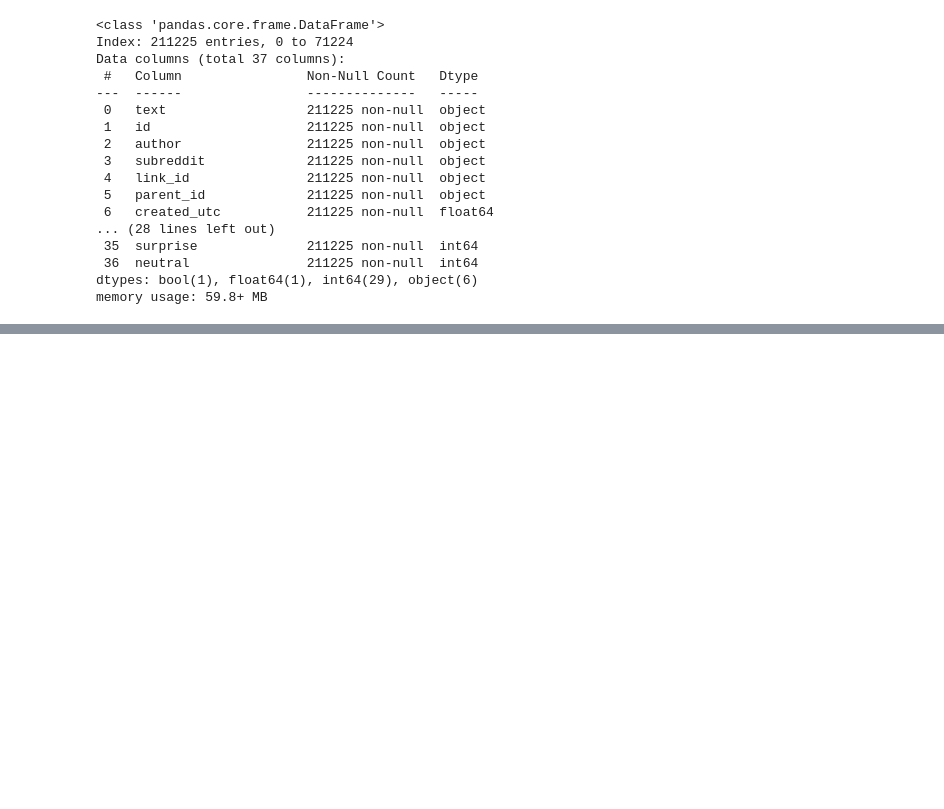
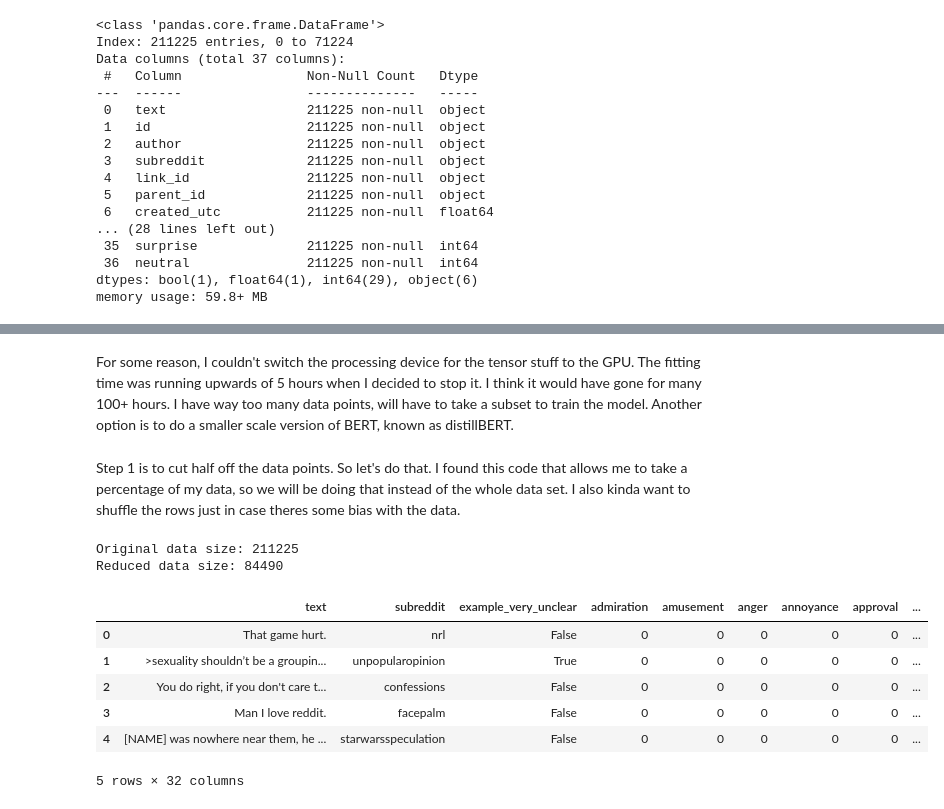
Before and after one commit to akhilnair00/Final-Project, a Jupyter notebook: MSDS453FinalProjectAkhilNair.ipynb, the cells around one changed output, grey strips where cells are left out. Saved outputs shown, nothing was run; the diff lists cells and outputs as text; code cells hidden in the pictures; blank space fills up the shorter version.

```diff
--- a/MSDS453FinalProjectAkhilNair.ipynb
+++ b/MSDS453FinalProjectAkhilNair.ipynb
@@ -56,0 +199,22 @@ Let's now drop all the useless columns, like the author, time created, and rater
+# %% [markdown]
+For some reason, I couldn't switch the processing device for the tensor stuff to the GPU. The fitting time was running upwards of 5 hours when I decided to stop it. I think it would have gone for many 100+ hours. I have way too many data points, will have to take a subset to train the model. Another option is to do a smaller scale version of BERT, known as distillBERT.
+# %% [markdown]
+Step 1 is to cut half off the data points. So let's do that. I found this code that allows me to take a percentage of my data, so we will be doing that instead of the whole data set. I also kinda want to shuffle the rows just in case theres some bias with the data.
+# %%
+reduced_data = full_data.sample(frac=0.4, random_state=42)
+
+print(f"Original data size: {full_data.shape[0]}")
+print(f"Reduced data size: {reduced_data.shape[0]}")
+# %% [output]
+Original data size: 211225
+Reduced data size: 84490
+# %%
+full_data.head(5)
+# %% [output]
+|  | text | subreddit | example_very_unclear | admiration | amusement | anger | annoyance | approval | ... |
+| 0 | That game hurt. | nrl | False | 0 | 0 | 0 | 0 | 0 | ... |
+| 1 | >sexuality shouldn’t be a groupin... | unpopularopinion | True | 0 | 0 | 0 | 0 | 0 | ... |
+| 2 | You do right, if you don't care t... | confessions | False | 0 | 0 | 0 | 0 | 0 | ... |
+| 3 | Man I love reddit. | facepalm | False | 0 | 0 | 0 | 0 | 0 | ... |
+| 4 | [NAME] was nowhere near them, he ... | starwarsspeculation | False | 0 | 0 | 0 | 0 | 0 | ... |
+5 rows × 32 columns
```
Also changed, not shown: parts of 34 cells of this notebook.
